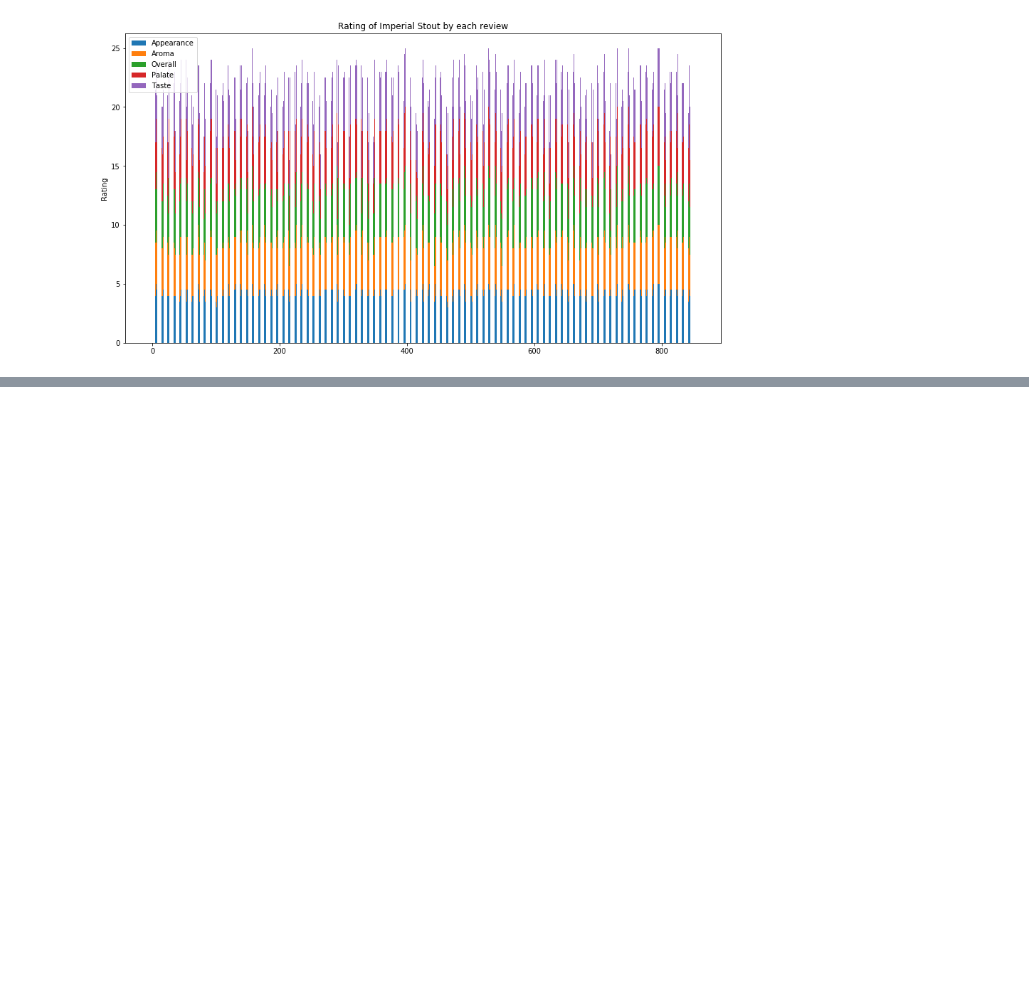
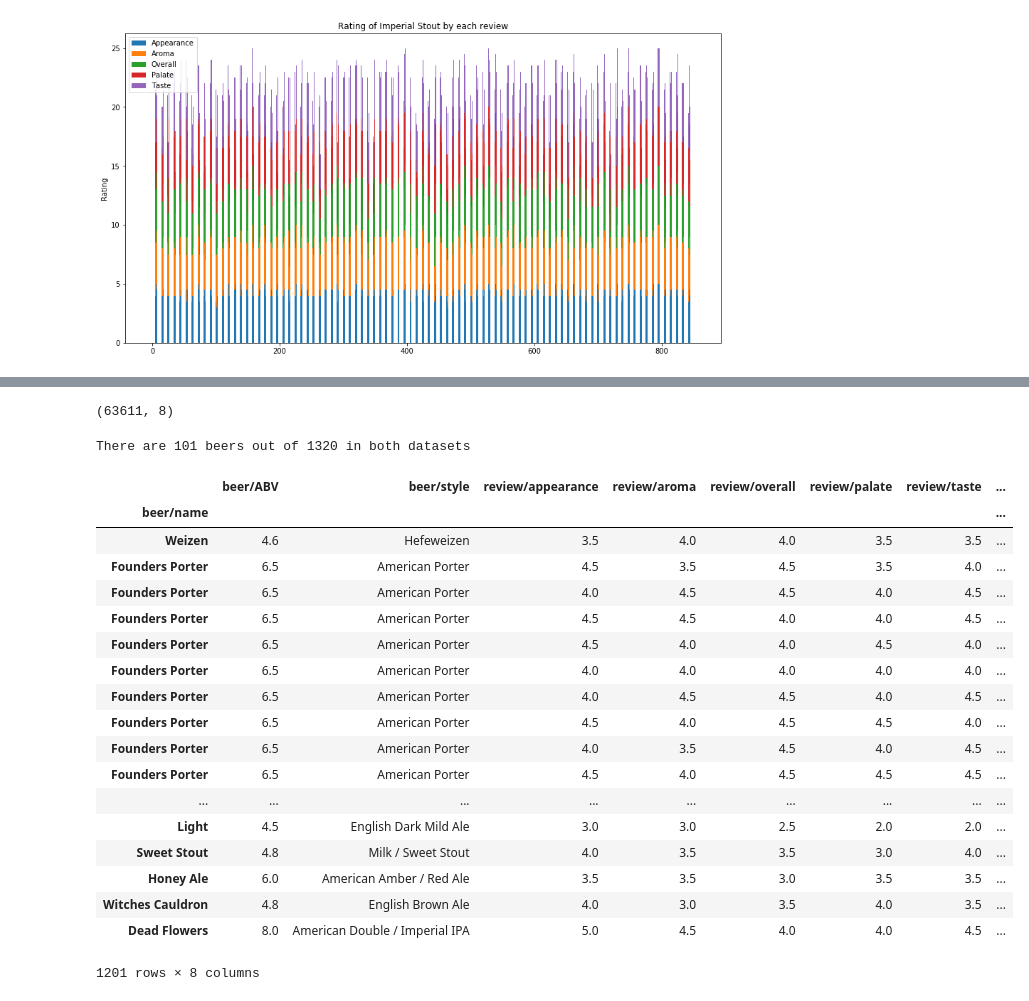
Before and after one commit to KMichell/beer_analysis, a Jupyter notebook: beer_recommendations.ipynb, the cells around one changed output, grey strips where cells are left out. Drawn from its saved outputs; the diff is of its cells as text; code cells hidden in the pictures; blank space fills up the shorter version.

```diff
--- a/beer_recommendations.ipynb
+++ b/beer_recommendations.ipynb
@@ -186,0 +282,4 @@ plt.show();
+# %%
+dfr = corrected_df2.copy()
+dfr = dfr.assign(style = data2['Style'].iloc[corrected_df2.index.values.tolist()].values.tolist())
+dfr = dfr.assign(name = data2['Name'].iloc[corrected_df2.index.values.tolist()].values.tolist())
@@ -186,0 +307,41 @@ plt.show();
+# %%
+dfr.shape
+# %% [output]
+(63611, 8)
+# %%
+common_beer = []
+
+for beer in df_user['beer/name'].unique():
+    if beer in dfr['name'].values:
+        common_beer.append(beer)
+
+print('There are {} beers out of {} in both datasets'.format(len(common_beer), len(df_user['beer/name'].unique())))
+# %% [output]
+There are 101 beers out of 1320 in both datasets
+# %%
+beer_user = df_user.copy()
+
+beer_user = beer_user.assign(username = beer_user.index)
+beer_user.set_index('beer/name', inplace = True)
+beer_user = beer_user.loc[common_beer]
+beer_user
+# %% [output]
+|  | beer/ABV | beer/style | review/appearance | review/aroma | review/overall | review/palate | review/taste | ... |
+| beer/name |  |  |  |  |  |  |  | ... |
+| Weizen | 4.6 | Hefeweizen | 3.5 | 4.0 | 4.0 | 3.5 | 3.5 | ... |
+| Founders Porter | 6.5 | American Porter | 4.5 | 3.5 | 4.5 | 3.5 | 4.0 | ... |
+| Founders Porter | 6.5 | American Porter | 4.0 | 4.5 | 4.5 | 4.0 | 4.5 | ... |
+| Founders Porter | 6.5 | American Porter | 4.5 | 4.5 | 4.0 | 4.0 | 4.5 | ... |
+| Founders Porter | 6.5 | American Porter | 4.5 | 4.0 | 4.0 | 4.5 | 4.0 | ... |
+| Founders Porter | 6.5 | American Porter | 4.0 | 4.0 | 4.0 | 4.0 | 4.0 | ... |
+| Founders Porter | 6.5 | American Porter | 4.0 | 4.5 | 4.5 | 4.0 | 4.5 | ... |
+| Founders Porter | 6.5 | American Porter | 4.5 | 4.0 | 4.5 | 4.5 | 4.0 | ... |
+| Founders Porter | 6.5 | American Porter | 4.0 | 3.5 | 4.5 | 4.0 | 4.5 | ... |
+| Founders Porter | 6.5 | American Porter | 4.5 | 4.0 | 4.5 | 4.5 | 4.5 | ... |
+| ... | ... | ... | ... | ... | ... | ... | ... | ... |
+| Light | 4.5 | English Dark Mild Ale | 3.0 | 3.0 | 2.5 | 2.0 | 2.0 | ... |
+| Sweet Stout | 4.8 | Milk / Sweet Stout | 4.0 | 3.5 | 3.5 | 3.0 | 4.0 | ... |
+| Honey Ale | 6.0 | American Amber / Red Ale | 3.5 | 3.5 | 3.0 | 3.5 | 3.5 | ... |
+| Witches Cauldron | 4.8 | English Brown Ale | 4.0 | 3.0 | 3.5 | 4.0 | 3.5 | ... |
+| Dead Flowers | 8.0 | American Double / Imperial IPA | 5.0 | 4.5 | 4.0 | 4.0 | 4.5 | ... |
+1201 rows × 8 columns
```
Also changed, not shown: parts of 9 cells of this notebook.
